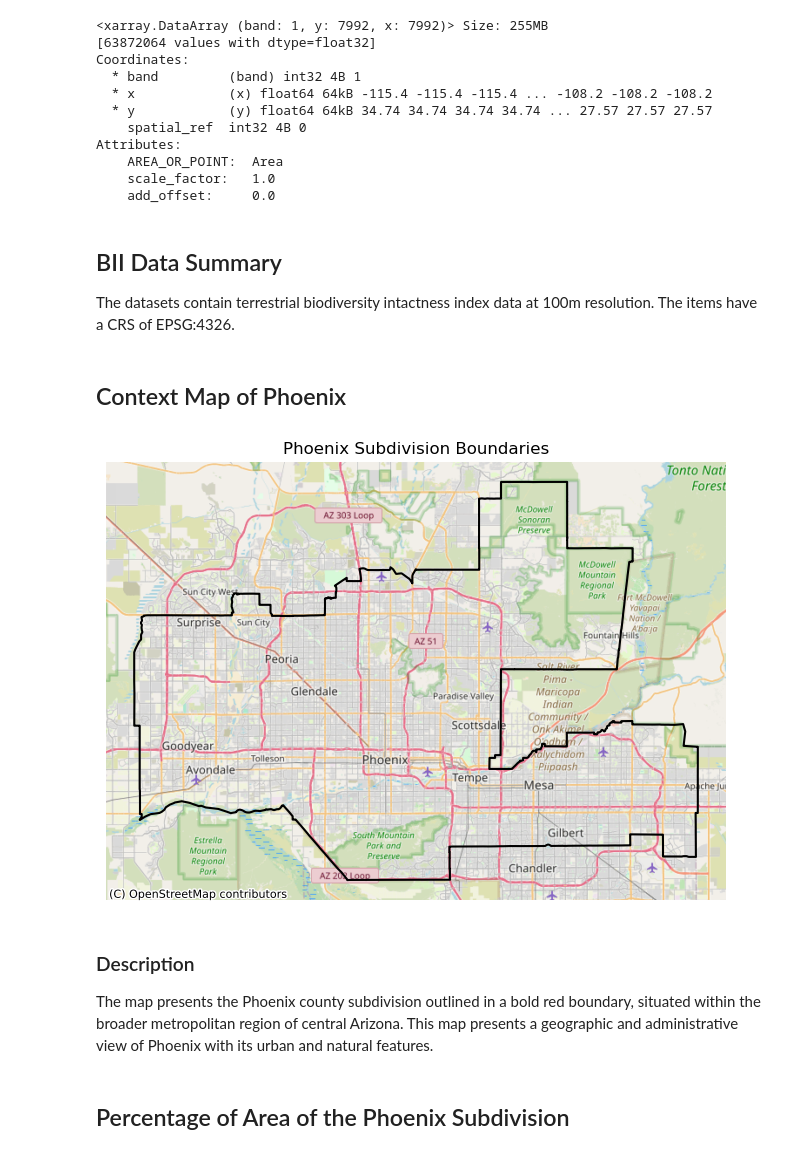
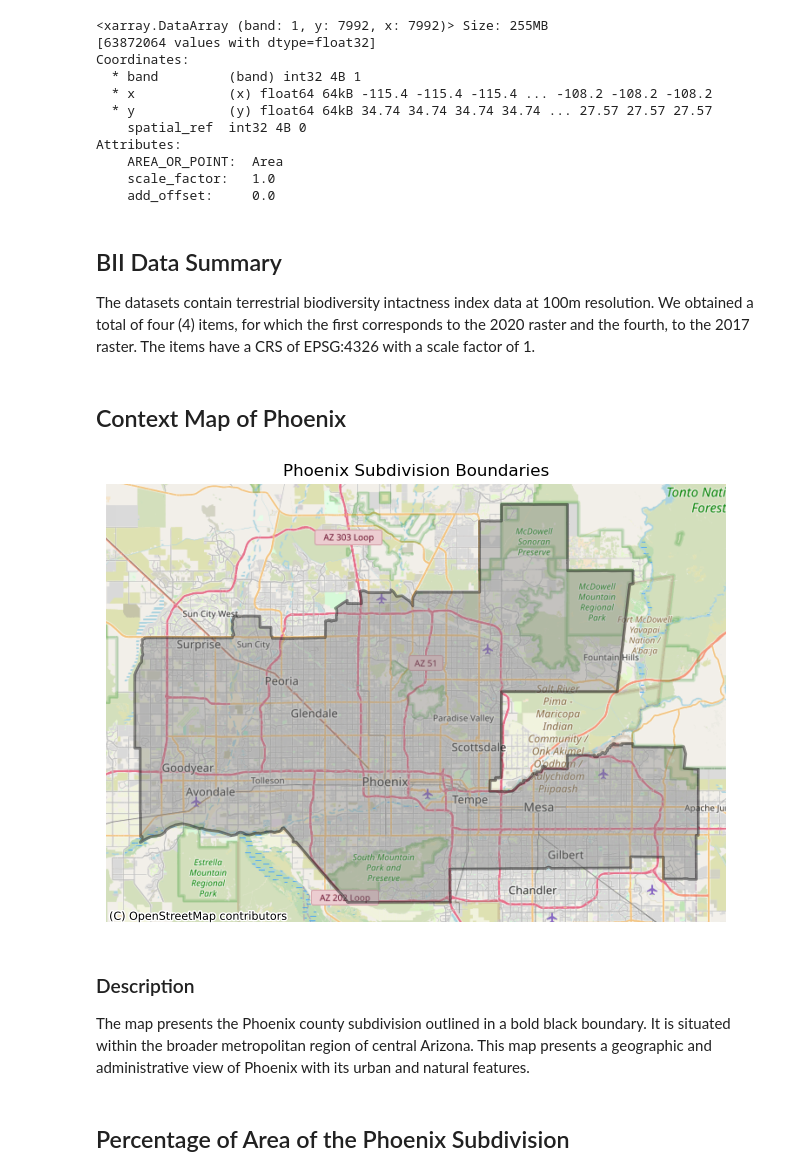
Before and after one commit to mmorenorolon/bii-change-phoenix, a Jupyter notebook: bii-change-phoenix.ipynb, the cells around one changed output. Drawn from its saved outputs; the diff is of its cells as text; code cells hidden in the pictures.

Commit message:
Interpret the final plot

```diff
--- a/bii-change-phoenix.ipynb
+++ b/bii-change-phoenix.ipynb
@@ -361,24 +361,24 @@ Attributes:
 # %% [markdown]
 ## BII Data Summary
 
-The datasets contain terrestrial biodiversity intactness index data at 100m resolution. The items have a CRS of EPSG:4326.
+The datasets contain terrestrial biodiversity intactness index data at 100m resolution. We obtained a total of four (4) items, for which the first corresponds to the 2020 raster and the fourth, to the 2017 raster. The items have a CRS of EPSG:4326 with a scale factor of 1.
 # %% [markdown]
 ## Context Map of Phoenix
 # %%
 fig, ax = plt.subplots(figsize=(8,8))
 
 phoenix_3857 = phoenix.to_crs(epsg=3857)
-phoenix_3857.boundary.plot(ax=ax, color='black', linewidth=1.5)
+phoenix_3857.plot(ax=ax, color = 'grey', alpha = 0.4, edgecolor='k', linewidth=2)
 
 ctx.add_basemap(ax, source=ctx.providers.OpenStreetMap.Mapnik)
 ax.set_title("Phoenix Subdivision Boundaries")
 ax.set_axis_off()
 # %% [output]
-[figure, old version]
+[figure, new version]
 # %% [markdown]
 ### Description
 
-The map presents the Phoenix county subdivision outlined in a bold red boundary, situated within the broader metropolitan region of central Arizona. This map presents a geographic and administrative view of Phoenix with its urban and natural features.
+The map presents the Phoenix county subdivision outlined in a bold black boundary. It is situated within the broader metropolitan region of central Arizona. This map presents a geographic and administrative view of Phoenix with its urban and natural features.
 # %% [markdown]
 ## Percentage of Area of the Phoenix Subdivision
 # %% [markdown]
```
Also changed, not shown: parts of 6 cells of this notebook.
